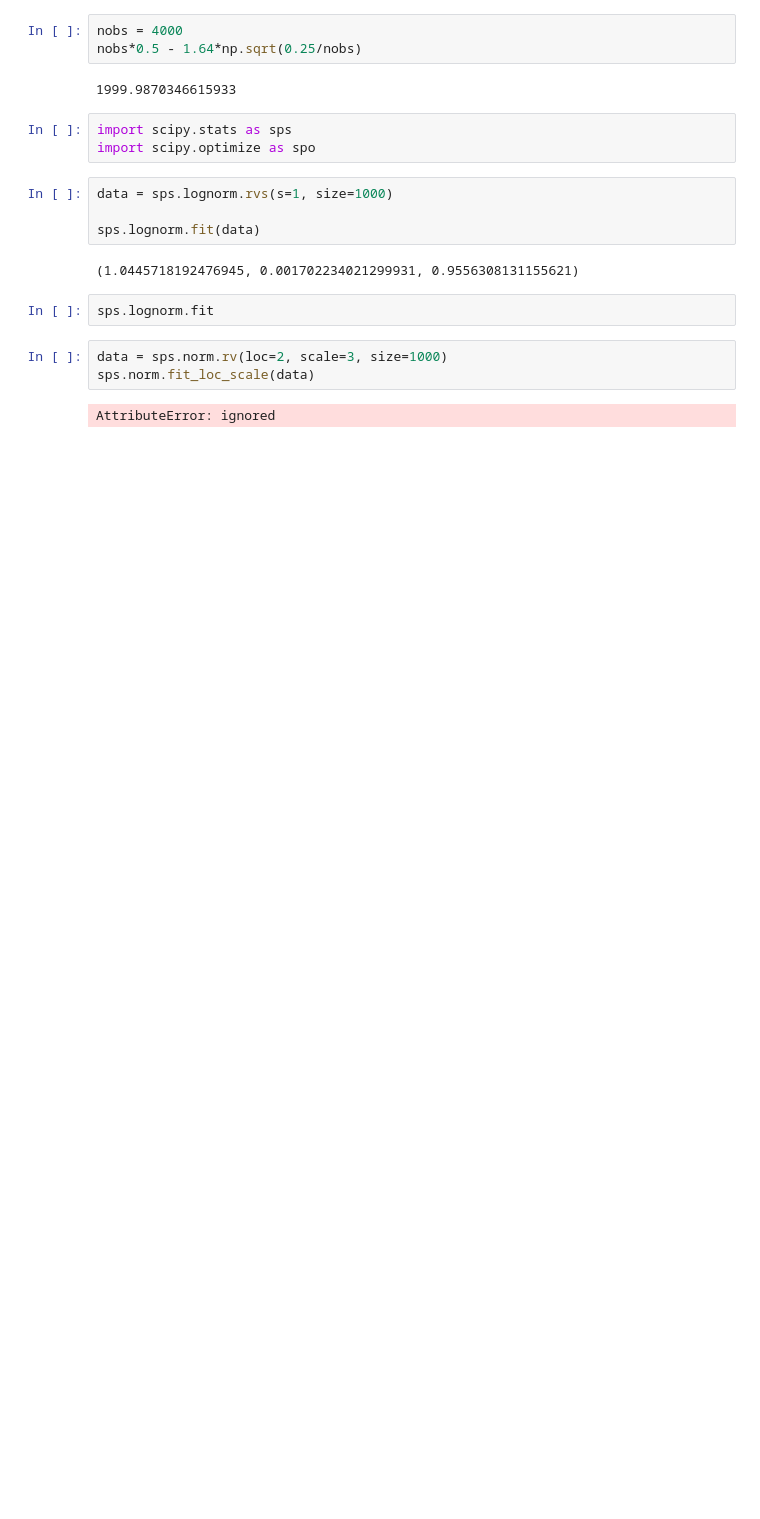
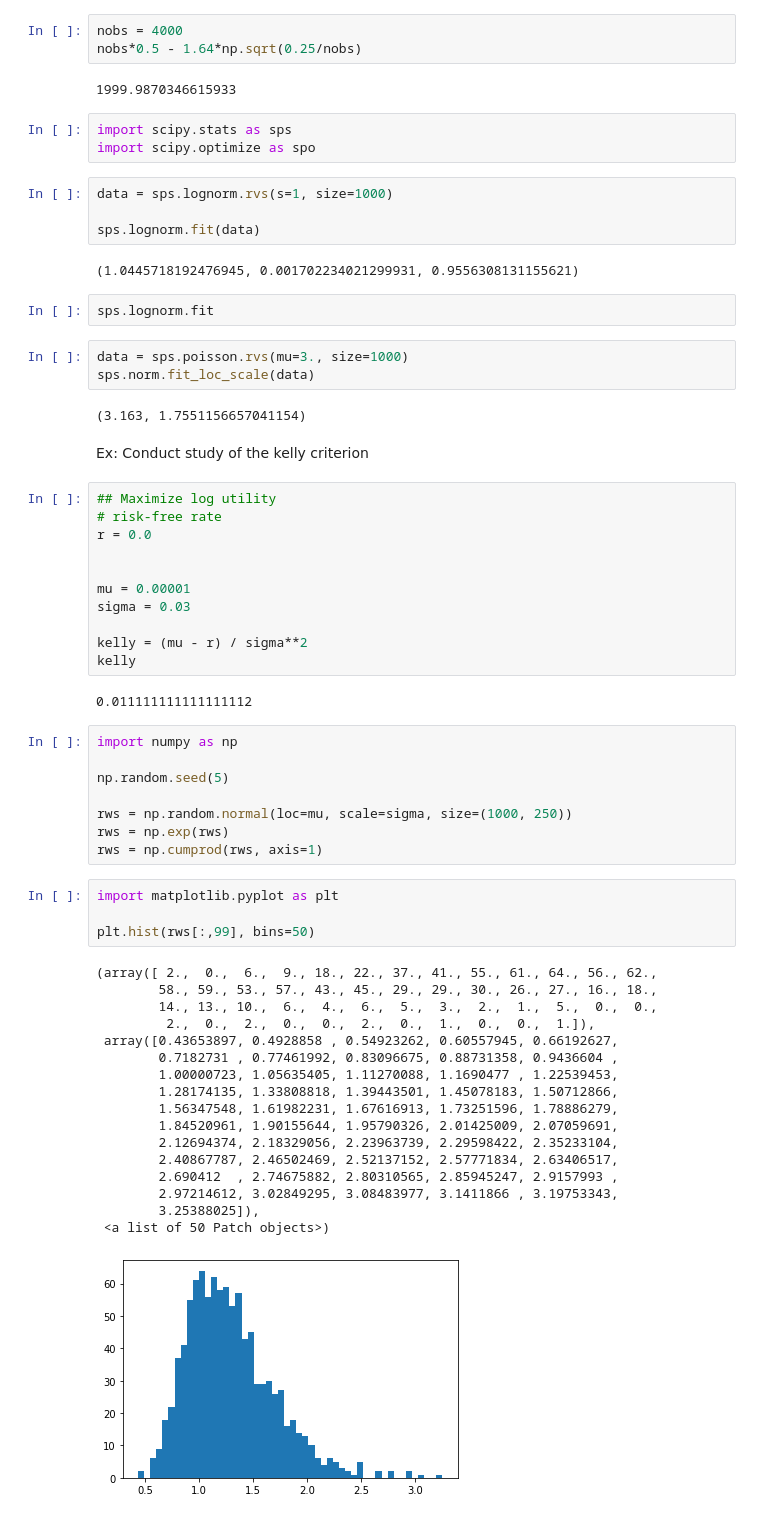
Before and after one commit to RoetGer/decisions-under-uncertainty, a Jupyter notebook: solved_problems.ipynb, the cells around one changed output. Drawn from its saved outputs; the diff is of its cells as text; blank space fills up the shorter version.

Commit message:
Add simulation for kelly criterion.

```diff
--- a/solved_problems.ipynb
+++ b/solved_problems.ipynb
@@ -1102,7 +1130,52 @@ sps.lognorm.fit(data)
 # %%
 sps.lognorm.fit
 # %%
-data = sps.norm.rv(loc=2, scale=3, size=1000)
+data = sps.poisson.rvs(mu=3., size=1000)
 sps.norm.fit_loc_scale(data)
 # %% [output]
-AttributeError: ignored
+(3.163, 1.7551156657041154)
+# %% [markdown]
+Ex: Conduct study of the kelly criterion
+# %%
+## Maximize log utility
+# risk-free rate
+r = 0.0
+
+
+mu = 0.00001
+sigma = 0.03
+
+kelly = (mu - r) / sigma**2
+kelly
+# %% [output]
+0.011111111111111112
+# %%
+import numpy as np
+
+np.random.seed(5)
+
+rws = np.random.normal(loc=mu, scale=sigma, size=(1000, 250))
+rws = np.exp(rws)
+rws = np.cumprod(rws, axis=1)
+# %%
+import matplotlib.pyplot as plt
+
+plt.hist(rws[:,99], bins=50)
+# %% [output]
+(array([ 2.,  0.,  6.,  9., 18., 22., 37., 41., 55., 61., 64., 56., 62.,
+        58., 59., 53., 57., 43., 45., 29., 29., 30., 26., 27., 16., 18.,
+        14., 13., 10.,  6.,  4.,  6.,  5.,  3.,  2.,  1.,  5.,  0.,  0.,
+         2.,  0.,  2.,  0.,  0.,  2.,  0.,  1.,  0.,  0.,  1.]),
+ array([0.43653897, 0.4928858 , 0.54923262, 0.60557945, 0.66192627,
+        0.7182731 , 0.77461992, 0.83096675, 0.88731358, 0.9436604 ,
+        1.00000723, 1.05635405, 1.11270088, 1.1690477 , 1.22539453,
+        1.28174135, 1.33808818, 1.39443501, 1.45078183, 1.50712866,
+        1.56347548, 1.61982231, 1.67616913, 1.73251596, 1.78886279,
+        1.84520961, 1.90155644, 1.95790326, 2.01425009, 2.07059691,
+        2.12694374, 2.18329056, 2.23963739, 2.29598422, 2.35233104,
+        2.40867787, 2.46502469, 2.52137152, 2.57771834, 2.63406517,
+        2.690412  , 2.74675882, 2.80310565, 2.85945247, 2.9157993 ,
+        2.97214612, 3.02849295, 3.08483977, 3.1411866 , 3.19753343,
+        3.25388025]),
+ <a list of 50 Patch objects>)
+[figure, added]
```
Also changed, not shown: parts of 23 cells of this notebook.
